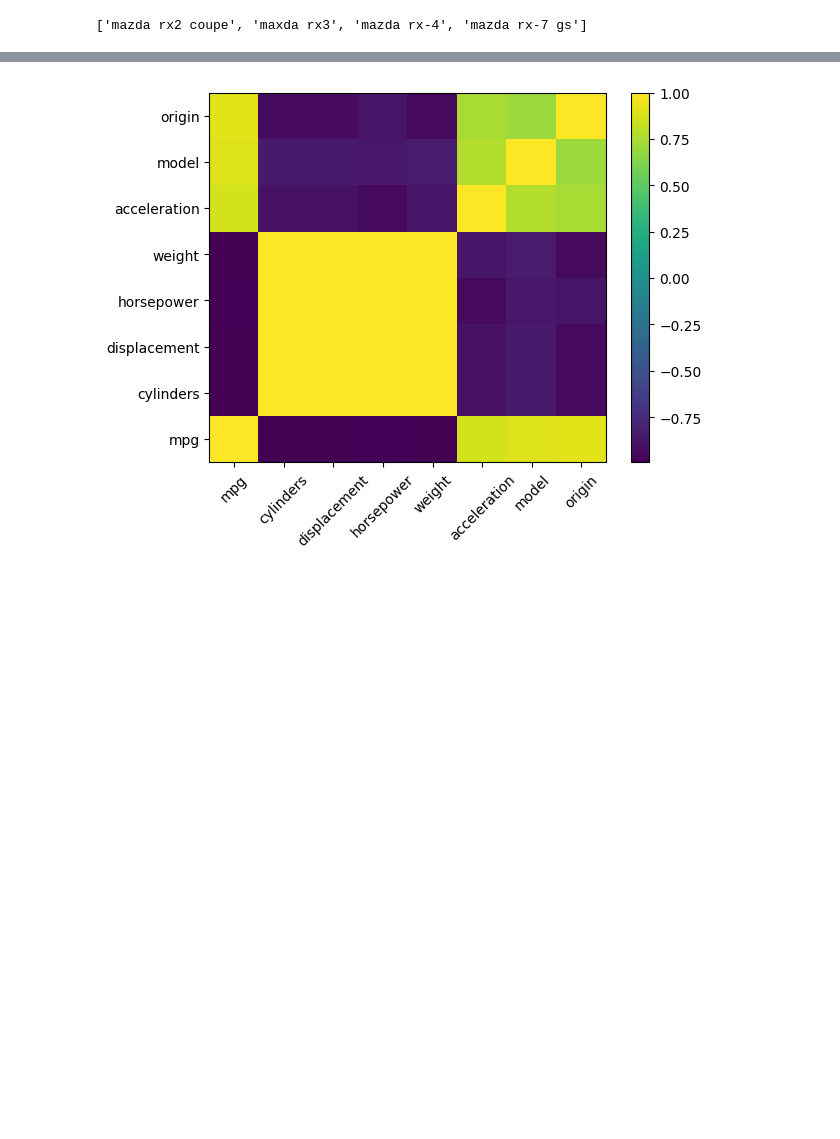
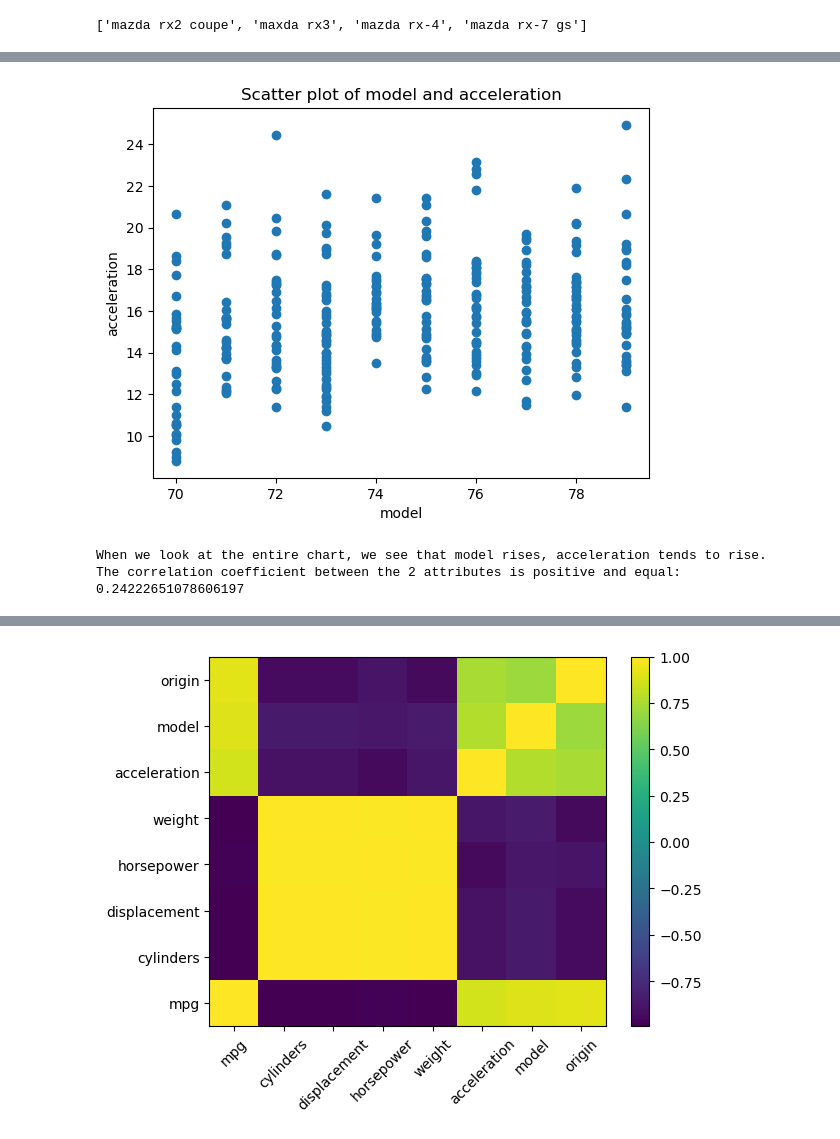
Before and after one commit to HoDangCao/Data-Vis, a Jupyter notebook: lab3/carmpg.ipynb, the cells around one changed output, grey strips where cells are left out. Drawn from its saved outputs; the diff is of its cells as text; code cells hidden in the pictures; blank space fills up the shorter version.

```diff
--- a/lab3/carmpg.ipynb
+++ b/lab3/carmpg.ipynb
@@ -149,0 +168,10 @@ plot_scatter('model', 'cylinders')
+# %%
+data6 = data5.loc[data5['model'] < 80]
+plot_scatter_extract('model', 'acceleration',data6)
+print('When we look at the entire chart, we see that model rises, acceleration tends to rise.')
+value = np.corrcoef(np.array(data6['model'].values), np.array(data6['acceleration'].values))[0, 1]
+print(f'The correlation coefficient between the 2 attributes is positive and equal: {value}')
+# %% [output]
+[figure, added]
+When we look at the entire chart, we see that model rises, acceleration tends to rise.
+The correlation coefficient between the 2 attributes is positive and equal: 0.24222651078606197
```
Also changed, not shown: parts of 8 cells of this notebook.
